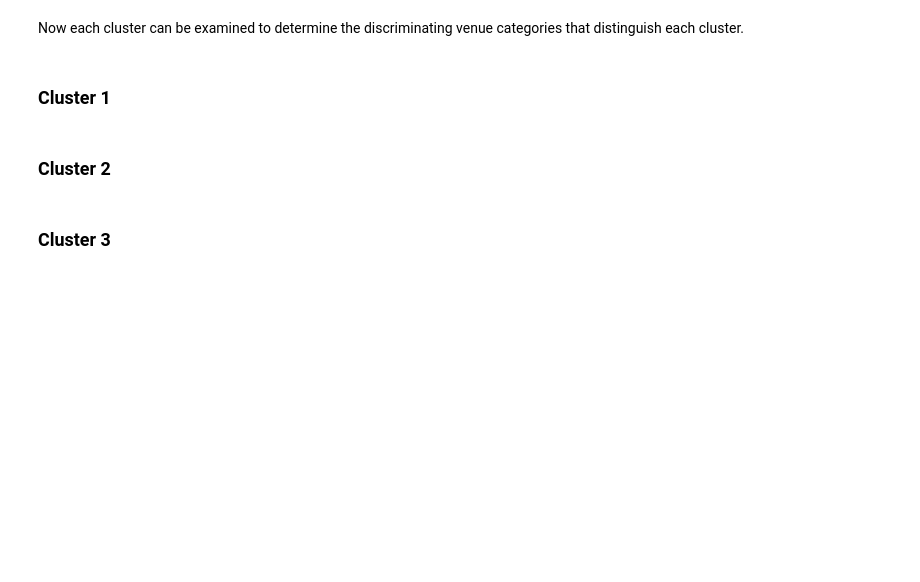
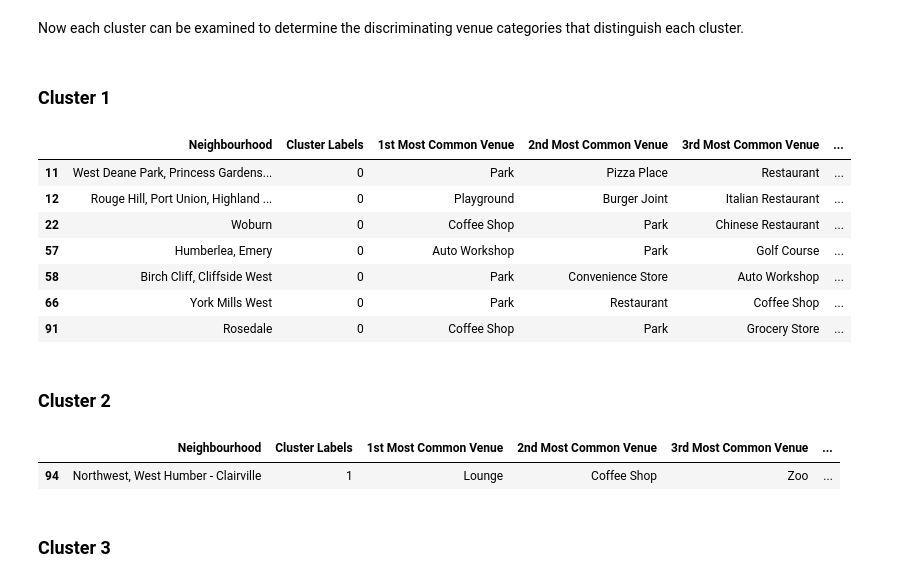
Before and after one commit to JulianOellrich/Coursera_Capstone, a Jupyter notebook: Scripts/Segmenting_and_Clustering_Toronto_Week3.ipynb, the cells around one changed output. Saved outputs shown, nothing was run; the diff lists cells and outputs as text; code cells hidden in the pictures; blank space fills up the shorter version.

```diff
--- a/Scripts/Segmenting_and_Clustering_Toronto_Week3.ipynb
+++ b/Scripts/Segmenting_and_Clustering_Toronto_Week3.ipynb
@@ -769,7 +751,23 @@ map_clusters
 Now each cluster can be examined to determine the discriminating venue categories that distinguish each cluster.
 # %% [markdown]
 <h3>Cluster 1</h3>
+# %%
+toronto_merged.loc[toronto_merged['Cluster Labels'] == 0, toronto_merged.columns[[2] + list(range(5, toronto_merged.shape[1]))]]
+# %% [output]
+|  | Neighbourhood | Cluster Labels | 1st Most Common Venue | 2nd Most Common Venue | 3rd Most Common Venue | ... |
+| 11 | West Deane Park, Princess Gardens... | 0 | Park | Pizza Place | Restaurant | ... |
+| 12 | Rouge Hill, Port Union, Highland ... | 0 | Playground | Burger Joint | Italian Restaurant | ... |
+| 22 | Woburn | 0 | Coffee Shop | Park | Chinese Restaurant | ... |
+| 57 | Humberlea, Emery | 0 | Auto Workshop | Park | Golf Course | ... |
+| 58 | Birch Cliff, Cliffside West | 0 | Park | Convenience Store | Auto Workshop | ... |
+| 66 | York Mills West | 0 | Park | Restaurant | Coffee Shop | ... |
+| 91 | Rosedale | 0 | Coffee Shop | Park | Grocery Store | ... |
 # %% [markdown]
 <h3>Cluster 2</h3>
+# %%
+toronto_merged.loc[toronto_merged['Cluster Labels'] == 1, toronto_merged.columns[[2] + list(range(5, toronto_merged.shape[1]))]]
+# %% [output]
+|  | Neighbourhood | Cluster Labels | 1st Most Common Venue | 2nd Most Common Venue | 3rd Most Common Venue | ... |
+| 94 | Northwest, West Humber - Clairville | 1 | Lounge | Coffee Shop | Zoo | ... |
 # %% [markdown]
 <h3>Cluster 3</h3>
```
Also changed, not shown: parts of 4 cells of this notebook.
